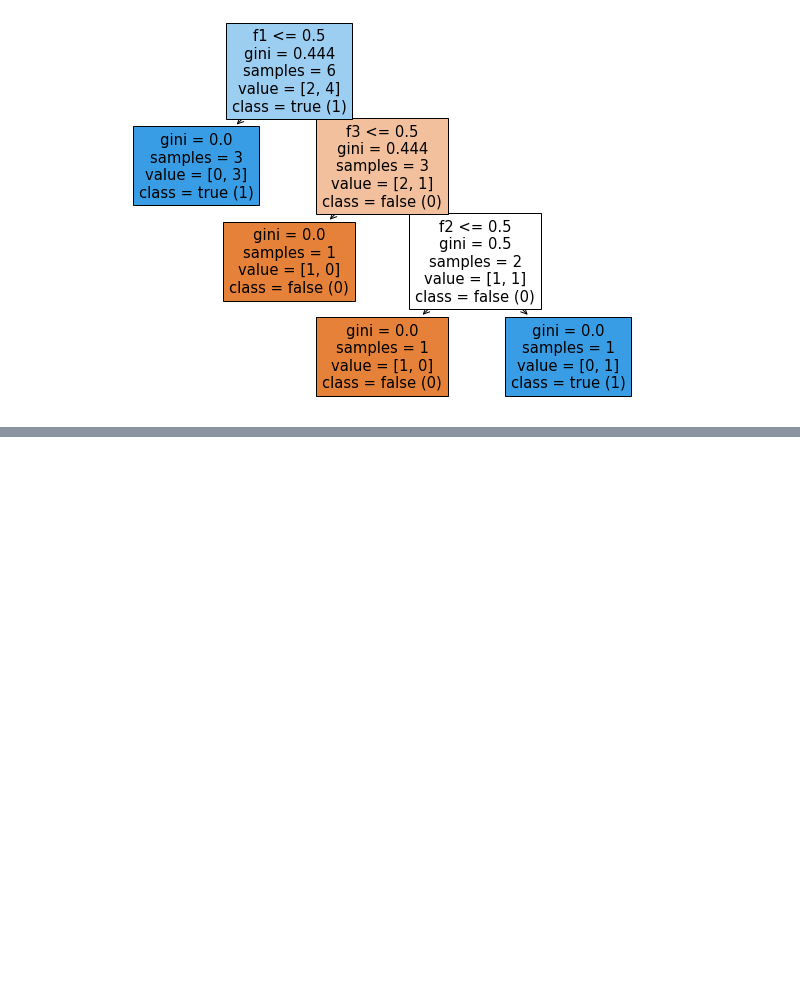
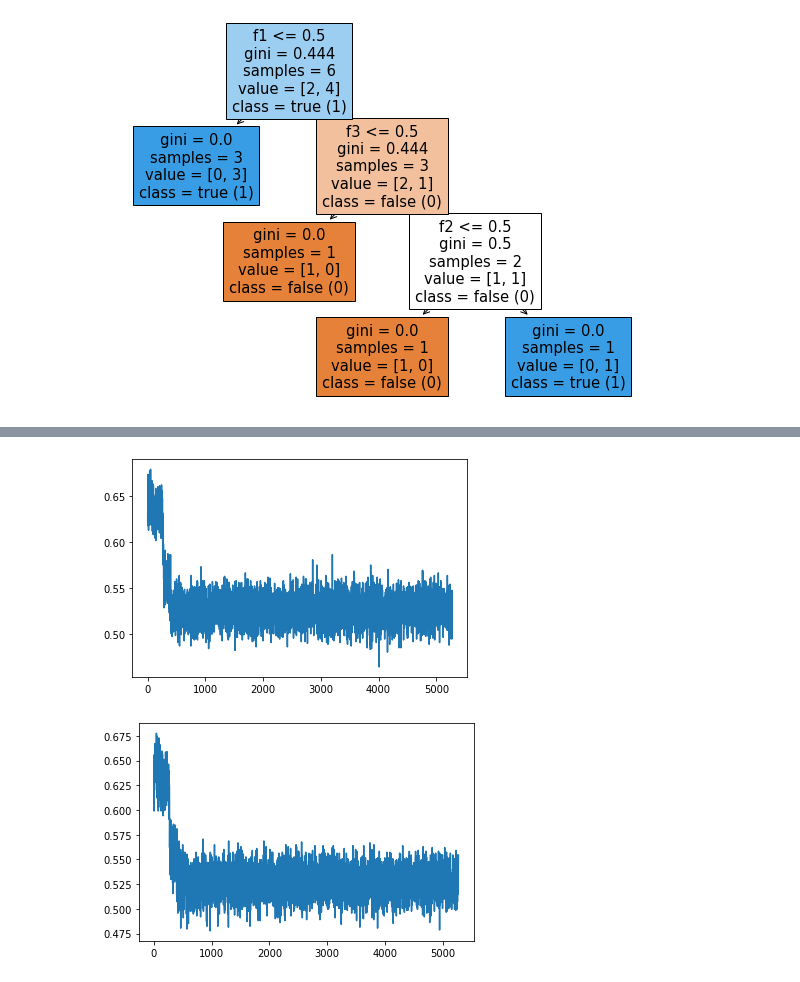
Before and after one commit to scanim-valentin/machine-learning-notebooks, a Jupyter notebook: Lab1/lab1.ipynb, the cells around one changed output, grey strips where cells are left out. Drawn from its saved outputs; the diff is of its cells as text; code cells hidden in the pictures; blank space fills up the shorter version.

```diff
--- a/Lab1/lab1.ipynb
+++ b/Lab1/lab1.ipynb
@@ -95,0 +130,17 @@ splitter="random", max_depth=None, min_samples_leaf=1:
+# %%
+def evalLeaf(nb_crossValidation, splitter="best"):
+    eval = []
+    x = []
+    for i in range(len(train_examples)) :
+        x.append(i+1)
+        eval.append(np.average(
+            [np.average(crossValidation(train_examples, train_labels, prediction, 5, 80, splitter=splitter, min_samples_leaf=(i+1))) for k in range(nb_crossValidation) ] ))
+
+    fig,ax = plt.subplots()
+    ax.plot(x,eval)
+
+evalLeaf(1, splitter="best")
+evalLeaf(1, splitter="random")
+# %% [output]
+[figure, added]
+[figure, added]
```
Also changed, not shown: parts of 4 cells of this notebook.
